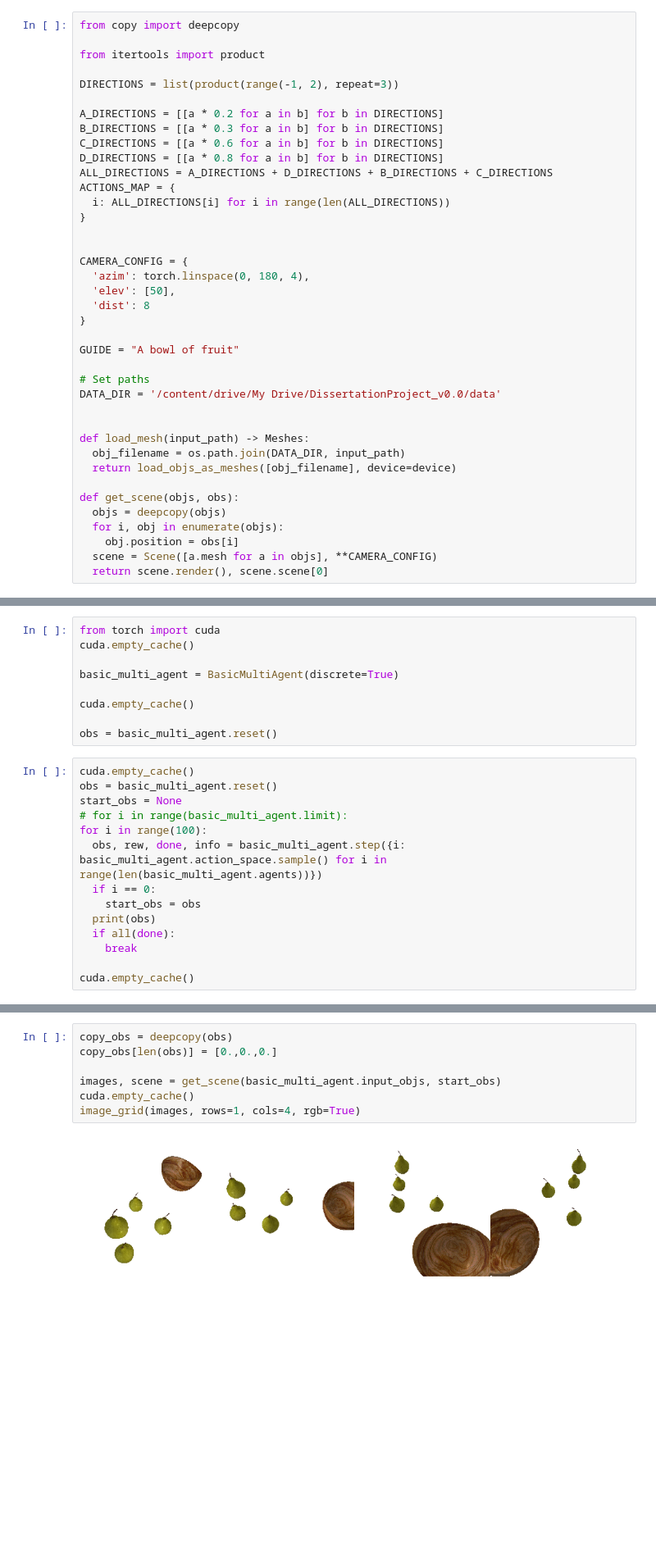
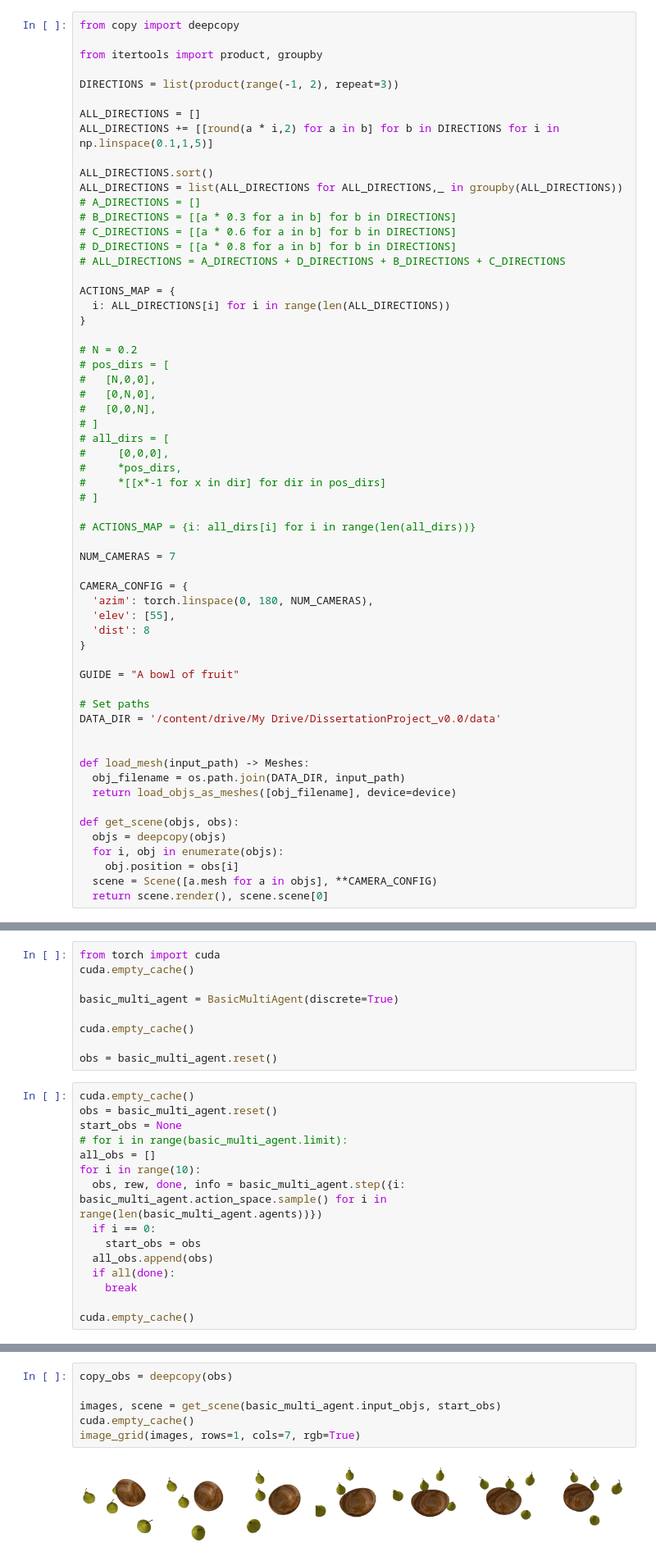
Before and after one commit to rosshalpin/clip-guided-scene-arrangement, a Jupyter notebook: Rllib_MultiAgent.ipynb, the cells around one changed output, grey strips where cells are left out. Shown at 82% size. Drawn from its saved outputs; the diff is of its cells as text; blank space fills up the shorter version.

```diff
--- a/Rllib_MultiAgent.ipynb
+++ b/Rllib_MultiAgent.ipynb
@@ -193,23 +194,44 @@ class Scene():
 # %%
 from copy import deepcopy
 
-from itertools import product
+from itertools import product, groupby
 
 DIRECTIONS = list(product(range(-1, 2), repeat=3))
 
-A_DIRECTIONS = [[a * 0.2 for a in b] for b in DIRECTIONS]
-B_DIRECTIONS = [[a * 0.3 for a in b] for b in DIRECTIONS]
-C_DIRECTIONS = [[a * 0.6 for a in b] for b in DIRECTIONS]
-D_DIRECTIONS = [[a * 0.8 for a in b] for b in DIRECTIONS]
-ALL_DIRECTIONS = A_DIRECTIONS + D_DIRECTIONS + B_DIRECTIONS + C_DIRECTIONS
+ALL_DIRECTIONS = []
+ALL_DIRECTIONS += [[round(a * i,2) for a in b] for b in DIRECTIONS for i in np.linspace(0.1,1,5)]
+
+ALL_DIRECTIONS.sort()
+ALL_DIRECTIONS = list(ALL_DIRECTIONS for ALL_DIRECTIONS,_ in groupby(ALL_DIRECTIONS))
+# A_DIRECTIONS = []
+# B_DIRECTIONS = [[a * 0.3 for a in b] for b in DIRECTIONS]
+# C_DIRECTIONS = [[a * 0.6 for a in b] for b in DIRECTIONS]
+# D_DIRECTIONS = [[a * 0.8 for a in b] for b in DIRECTIONS]
+# ALL_DIRECTIONS = A_DIRECTIONS + D_DIRECTIONS + B_DIRECTIONS + C_DIRECTIONS
+
 ACTIONS_MAP = {
   i: ALL_DIRECTIONS[i] for i in range(len(ALL_DIRECTIONS))
 }
 
+# N = 0.2
+# pos_dirs = [
+#   [N,0,0],
+#   [0,N,0],
+#   [0,0,N],
+# ]
+# all_dirs = [
+#     [0,0,0],
+#     *pos_dirs,
+#     *[[x*-1 for x in dir] for dir in pos_dirs]
+# ]
+
+# ACTIONS_MAP = {i: all_dirs[i] for i in range(len(all_dirs))}
+
+NUM_CAMERAS = 7
 
 CAMERA_CONFIG = {
-  'azim': torch.linspace(0, 180, 4),
-  'elev': [50],
+  'azim': torch.linspace(0, 180, NUM_CAMERAS),
+  'elev': [55],
   'dist': 8
 }
 
@@ -529,11 +593,12 @@ cuda.empty_cache()
 obs = basic_multi_agent.reset()
 start_obs = None
 # for i in range(basic_multi_agent.limit):
-for i in range(100):
+all_obs = []
+for i in range(10):
   obs, rew, done, info = basic_multi_agent.step({i: basic_multi_agent.action_space.sample() for i in range(len(basic_multi_agent.agents))})
   if i == 0:
     start_obs = obs
-  print(obs)
+  all_obs.append(obs)
   if all(done):
     break
 
@@ -567,9 +634,8 @@ basic_multi_agent.best_obs
 # %%
 copy_obs = deepcopy(obs)
-copy_obs[len(obs)] = [0.,0.,0.]
 
 images, scene = get_scene(basic_multi_agent.input_objs, start_obs)
 cuda.empty_cache()
-image_grid(images, rows=1, cols=4, rgb=True)
+image_grid(images, rows=1, cols=7, rgb=True)
 # %% [output]
-[figure, old version]
+[figure, new version]
```
Also changed, not shown: parts of 8 cells of this notebook.
